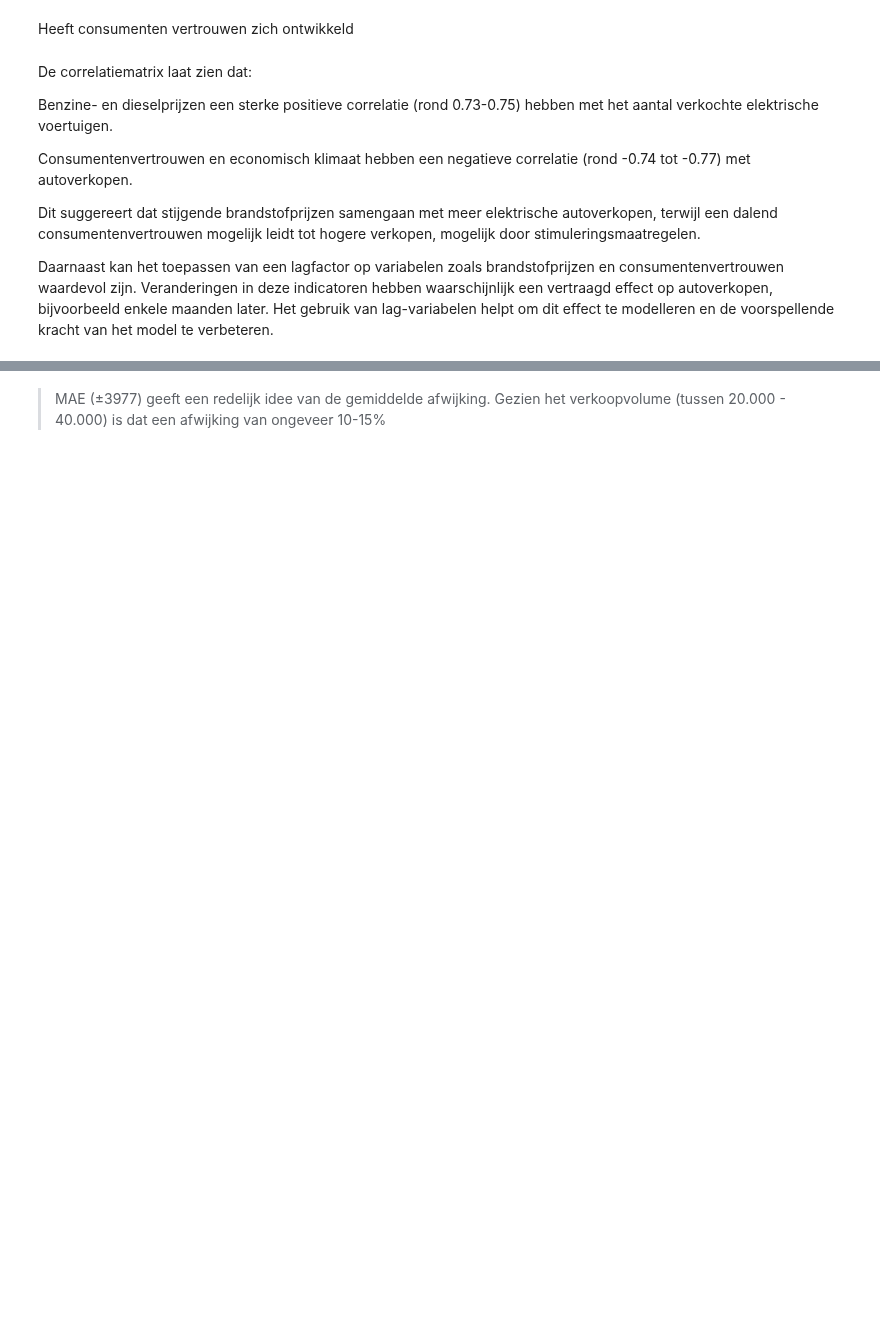
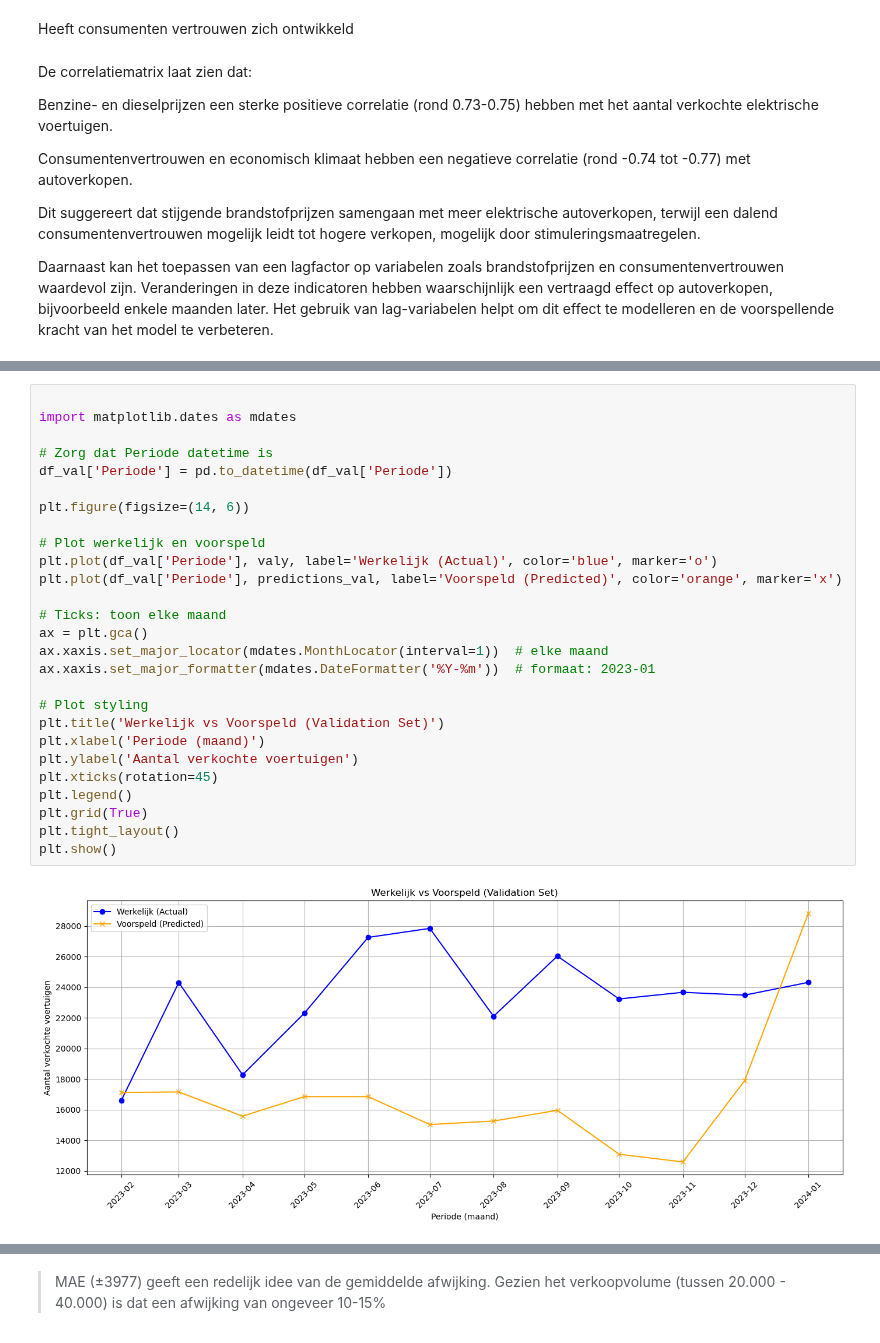
Before and after one commit to DylanHaaz/Tryhard, a Jupyter notebook: Nieuwe_Code/xgboost_car_sales_forecasting_draf.ipynb, the cells around one changed output, grey strips where cells are left out. Saved outputs shown, nothing was run; the diff lists cells and outputs as text; blank space fills up the shorter version.

```diff
--- a/Nieuwe_Code/xgboost_car_sales_forecasting_draf.ipynb
+++ b/Nieuwe_Code/xgboost_car_sales_forecasting_draf.ipynb
@@ -189,0 +204,29 @@ MAE: 3977.64
+# %%
+
+import matplotlib.dates as mdates
+
+# Zorg dat Periode datetime is
+df_val['Periode'] = pd.to_datetime(df_val['Periode'])
+
+plt.figure(figsize=(14, 6))
+
+# Plot werkelijk en voorspeld
+plt.plot(df_val['Periode'], valy, label='Werkelijk (Actual)', color='blue', marker='o')
+plt.plot(df_val['Periode'], predictions_val, label='Voorspeld (Predicted)', color='orange', marker='x')
+
+# Ticks: toon elke maand
+ax = plt.gca()
+ax.xaxis.set_major_locator(mdates.MonthLocator(interval=1))  # elke maand
+ax.xaxis.set_major_formatter(mdates.DateFormatter('%Y-%m'))  # formaat: 2023-01
+
+# Plot styling
+plt.title('Werkelijk vs Voorspeld (Validation Set)')
+plt.xlabel('Periode (maand)')
+plt.ylabel('Aantal verkochte voertuigen')
+plt.xticks(rotation=45)
+plt.legend()
+plt.grid(True)
+plt.tight_layout()
+plt.show()
+# %% [output]
+[figure, added]
```
Also changed, not shown: parts of 17 cells of this notebook, 7 other files.
